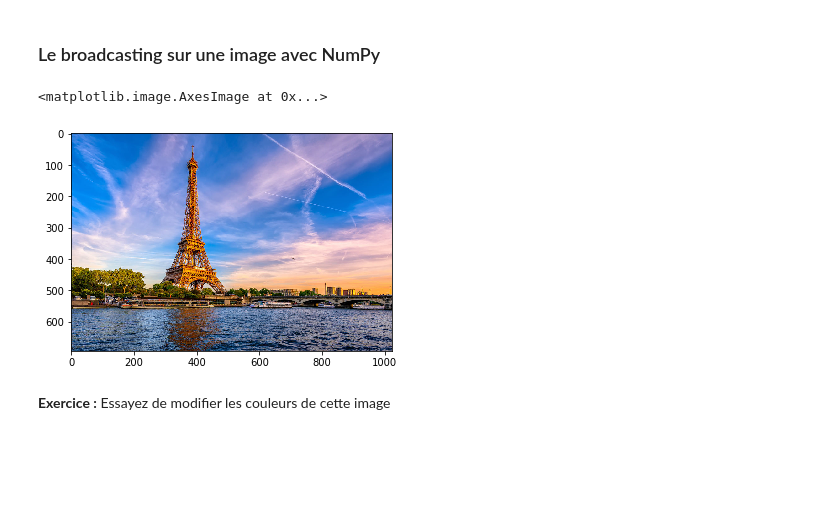
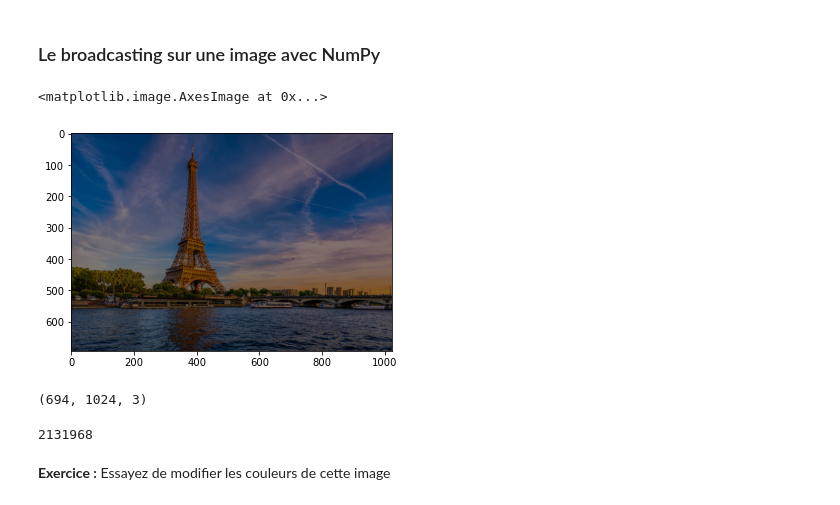
Before and after one commit to stat4decision/ml-adway-mai21, a Jupyter notebook: 04_numpy.ipynb, the cells around one changed output. Cells and saved outputs as stored; diff of their text form; code cells hidden in the pictures; blank space fills up the shorter version.

```diff
--- a/04_numpy.ipynb
+++ b/04_numpy.ipynb
@@ -132,7 +151,15 @@ image_paris=plt.imread("./Data/tour-eiffel.png")
 # %%
-plt.imshow(image_paris)
+plt.imshow(image_paris/2)
 # %% [output]
 <matplotlib.image.AxesImage at 0x...>
-[figure, old version]
+[figure, new version]
+# %%
+image_paris.shape
+# %% [output]
+(694, 1024, 3)
+# %%
+image_paris.size
+# %% [output]
+2131968
 # %% [markdown]
 **Exercice :** Essayez de modifier les couleurs de cette image
```
Also changed, not shown: parts of 26 cells of this notebook, 4 other files.
